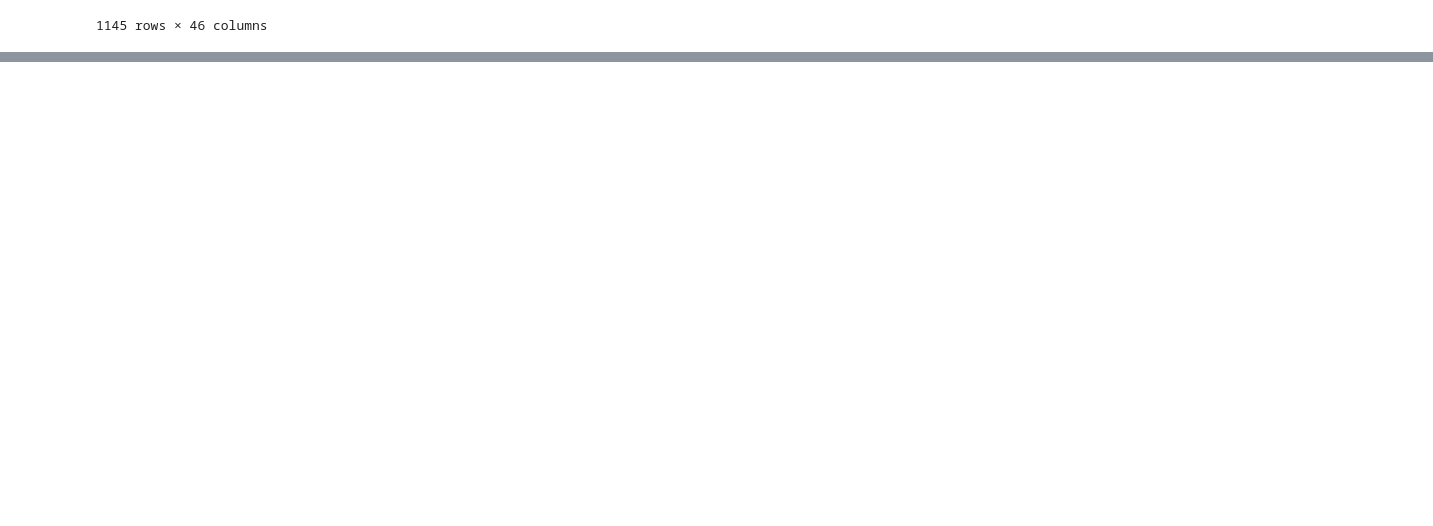
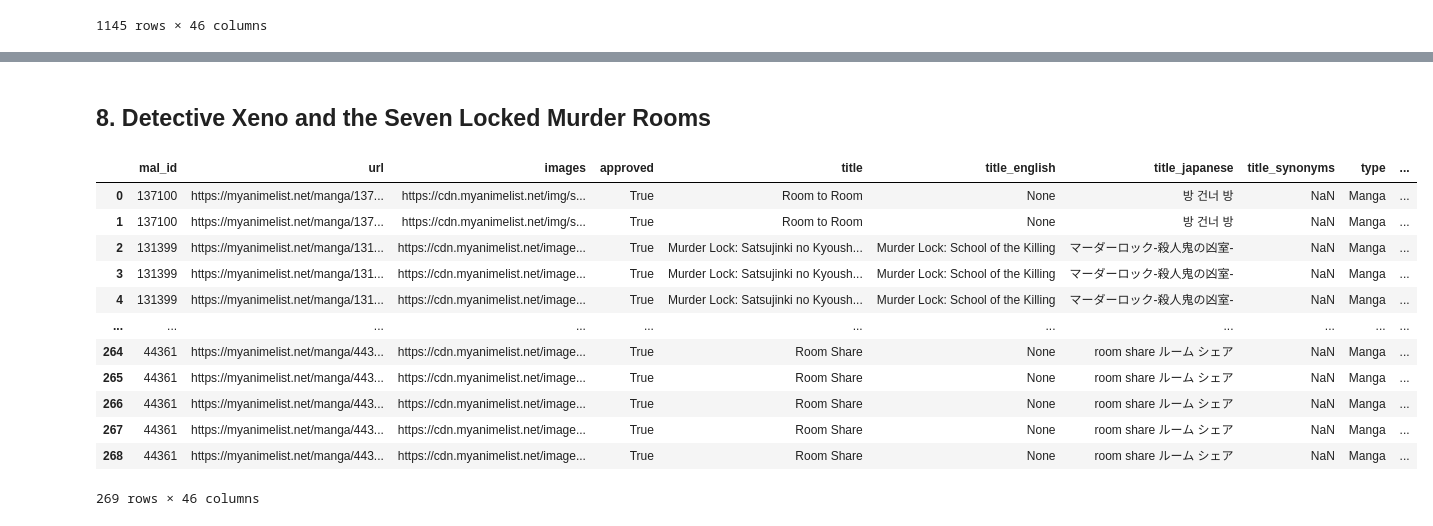
Before and after one commit to windymega/kamilulusadab4, a Jupyter notebook: Farda_Windy.ipynb, the cells around one changed output, grey strips where cells are left out. Drawn from its saved outputs; the diff is of its cells as text; code cells hidden in the pictures; blank space fills up the shorter version.

Commit message:
done add data and merge data

```diff
--- a/Farda_Windy.ipynb
+++ b/Farda_Windy.ipynb
@@ -809,0 +902,53 @@ df5 #gaada yang sama
+# %% [markdown]
+## 8. Detective Xeno and the Seven Locked Murder Rooms
+# %%
+endpoint_get8 = 'https://api.jikan.moe/v4/manga?q=Detective Xeno and the Seven Locked Murder Rooms'
+r8 = requests.get(endpoint_get8)
+r8.json()
+
+df8 = r8.json()['data']
+data8 = pd.DataFrame(df8)
+
+dat8 = data8['images']
+
+def image_pull(text):
+    jpg = text['jpg']
+    image = jpg['image_url']
+    return image
+
+data8['images'] = data8['images'].apply(lambda x: image_pull(x))
+
+# explode all columns with lists of dicts
+df8 = data8.explode("titles").reset_index().drop("index",1).explode("authors").reset_index().drop("index",1)\
+        .explode("serializations").reset_index().drop("index",1).explode("genres").reset_index().drop("index",1)\
+        .explode("themes").reset_index().drop("index",1).explode("demographics").reset_index().drop("index",1)\
+        .explode("title_synonyms").reset_index().drop("index",1)
+
+# list of columns with dicts
+cols_to_normalize8 = ['titles', 'authors','serializations','genres','themes','demographics']
+
+# if there are keys, which will become column names, overlap with excising column names
+# add the current column name as a prefix
+normalized8 = list()
+for col in cols_to_normalize8:
+    d = pd.json_normalize(df8[col].dropna())
+    d.columns = [f'{col}_{v}' for v in d.columns]
+    normalized8.append(d.copy())
+
+# combine df with the normalized columns
+df8 = pd.concat([df8] + normalized8, axis=1).drop(columns=cols_to_normalize8)
+df8 #gaada yang sama
+# %% [output]
+|  | mal_id | url | images | approved | title | title_english | title_japanese | title_synonyms | type | ... |
+| 0 | 137100 | https://myanimelist.net/manga/137... | https://cdn.myanimelist.net/img/s... | True | Room to Room | None | 방 건너 방 | NaN | Manga | ... |
+| 1 | 137100 | https://myanimelist.net/manga/137... | https://cdn.myanimelist.net/img/s... | True | Room to Room | None | 방 건너 방 | NaN | Manga | ... |
+| 2 | 131399 | https://myanimelist.net/manga/131... | https://cdn.myanimelist.net/image... | True | Murder Lock: Satsujinki no Kyoush... | Murder Lock: School of the Killing | マーダーロック-殺人鬼の凶室- | NaN | Manga | ... |
+| 3 | 131399 | https://myanimelist.net/manga/131... | https://cdn.myanimelist.net/image... | True | Murder Lock: Satsujinki no Kyoush... | Murder Lock: School of the Killing | マーダーロック-殺人鬼の凶室- | NaN | Manga | ... |
+| 4 | 131399 | https://myanimelist.net/manga/131... | https://cdn.myanimelist.net/image... | True | Murder Lock: Satsujinki no Kyoush... | Murder Lock: School of the Killing | マーダーロック-殺人鬼の凶室- | NaN | Manga | ... |
+| ... | ... | ... | ... | ... | ... | ... | ... | ... | ... | ... |
+| 264 | 44361 | https://myanimelist.net/manga/443... | https://cdn.myanimelist.net/image... | True | Room Share | None | room share ルーム シェア | NaN | Manga | ... |
+| 265 | 44361 | https://myanimelist.net/manga/443... | https://cdn.myanimelist.net/image... | True | Room Share | None | room share ルーム シェア | NaN | Manga | ... |
+| 266 | 44361 | https://myanimelist.net/manga/443... | https://cdn.myanimelist.net/image... | True | Room Share | None | room share ルーム シェア | NaN | Manga | ... |
+| 267 | 44361 | https://myanimelist.net/manga/443... | https://cdn.myanimelist.net/image... | True | Room Share | None | room share ルーム シェア | NaN | Manga | ... |
+| 268 | 44361 | https://myanimelist.net/manga/443... | https://cdn.myanimelist.net/image... | True | Room Share | None | room share ルーム シェア | NaN | Manga | ... |
+269 rows × 46 columns
```
Also changed, not shown: parts of 13 cells of this notebook, 1 other file.
